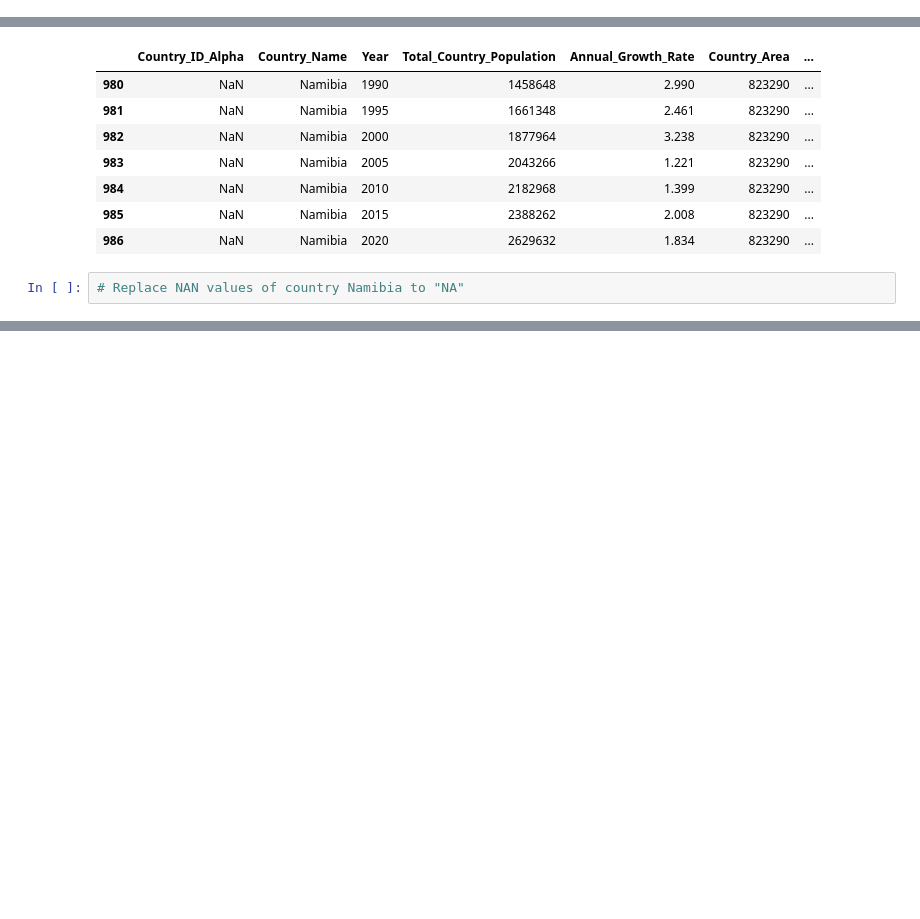
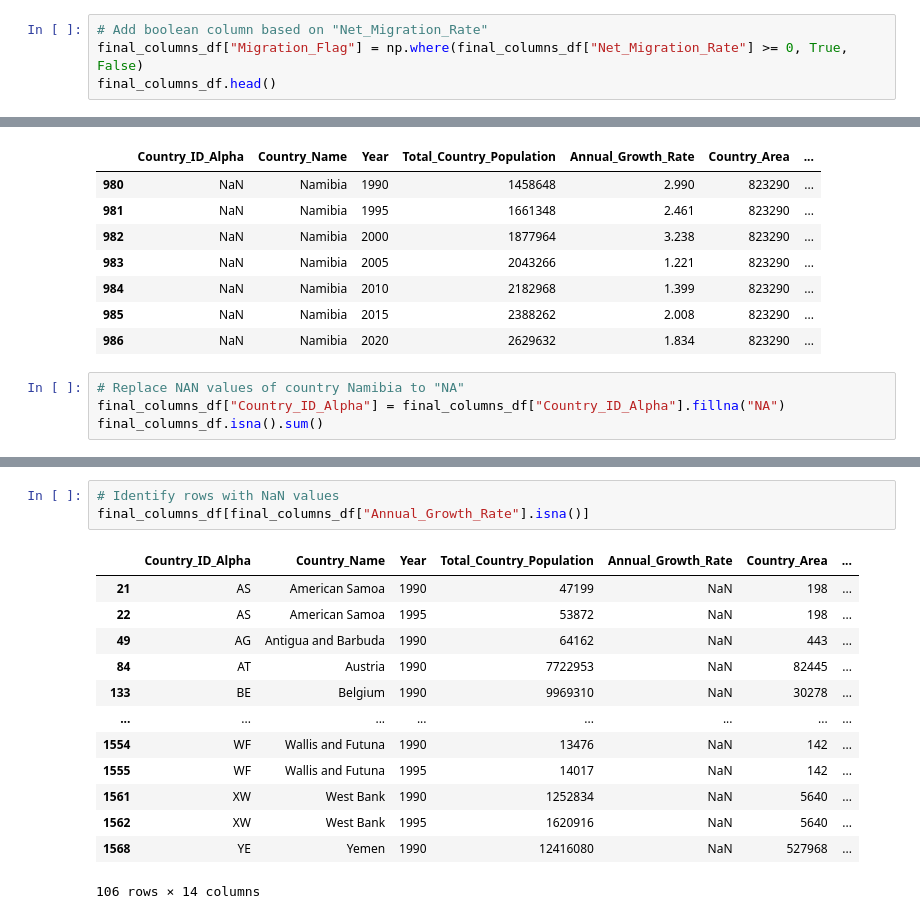
Before and after one commit to pavlarsen/Final_Project, a Jupyter notebook: data_preprocessing_part2.ipynb, the cells around one changed output, grey strips where cells are left out. Drawn from its saved outputs; the diff is of its cells as text; blank space fills up the shorter version.

Commit message:
Updating Data Preporcessing 2 with Boolean column

```diff
--- a/data_preprocessing_part2.ipynb
+++ b/data_preprocessing_part2.ipynb
@@ -43,3 +44,7 @@ final_columns_df.head()
 | 2 | AF | Afghanistan | 2000 | 22461349 | -1.328 | 652230 | ... |
 | 3 | AF | Afghanistan | 2005 | 26332646 | 3.439 | 652230 | ... |
 | 4 | AF | Afghanistan | 2010 | 29116851 | 2.139 | 652230 | ... |
+# %%
+# Add boolean column based on "Net_Migration_Rate"
+final_columns_df["Migration_Flag"] = np.where(final_columns_df["Net_Migration_Rate"] >= 0, True, False)
+final_columns_df.head()
@@ -75,3 +93,5 @@ final_columns_df[final_columns_df["Country_ID_Alpha"].isna()]
 | 986 | NaN | Namibia | 2020 | 2629632 | 1.834 | 823290 | ... |
 # %%
 # Replace NAN values of country Namibia to "NA"
+final_columns_df["Country_ID_Alpha"] = final_columns_df["Country_ID_Alpha"].fillna("NA")
+final_columns_df.isna().sum()
@@ -77,0 +119,17 @@ final_columns_df[final_columns_df["Country_ID_Alpha"].isna()]
+# %%
+# Identify rows with NaN values
+final_columns_df[final_columns_df["Annual_Growth_Rate"].isna()]
+# %% [output]
+|  | Country_ID_Alpha | Country_Name | Year | Total_Country_Population | Annual_Growth_Rate | Country_Area | ... |
+| 21 | AS | American Samoa | 1990 | 47199 | NaN | 198 | ... |
+| 22 | AS | American Samoa | 1995 | 53872 | NaN | 198 | ... |
+| 49 | AG | Antigua and Barbuda | 1990 | 64162 | NaN | 443 | ... |
+| 84 | AT | Austria | 1990 | 7722953 | NaN | 82445 | ... |
+| 133 | BE | Belgium | 1990 | 9969310 | NaN | 30278 | ... |
+| ... | ... | ... | ... | ... | ... | ... | ... |
+| 1554 | WF | Wallis and Futuna | 1990 | 13476 | NaN | 142 | ... |
+| 1555 | WF | Wallis and Futuna | 1995 | 14017 | NaN | 142 | ... |
+| 1561 | XW | West Bank | 1990 | 1252834 | NaN | 5640 | ... |
+| 1562 | XW | West Bank | 1995 | 1620916 | NaN | 5640 | ... |
+| 1568 | YE | Yemen | 1990 | 12416080 | NaN | 527968 | ... |
+106 rows × 14 columns
```
Also changed, not shown: parts of 8 cells of this notebook.
